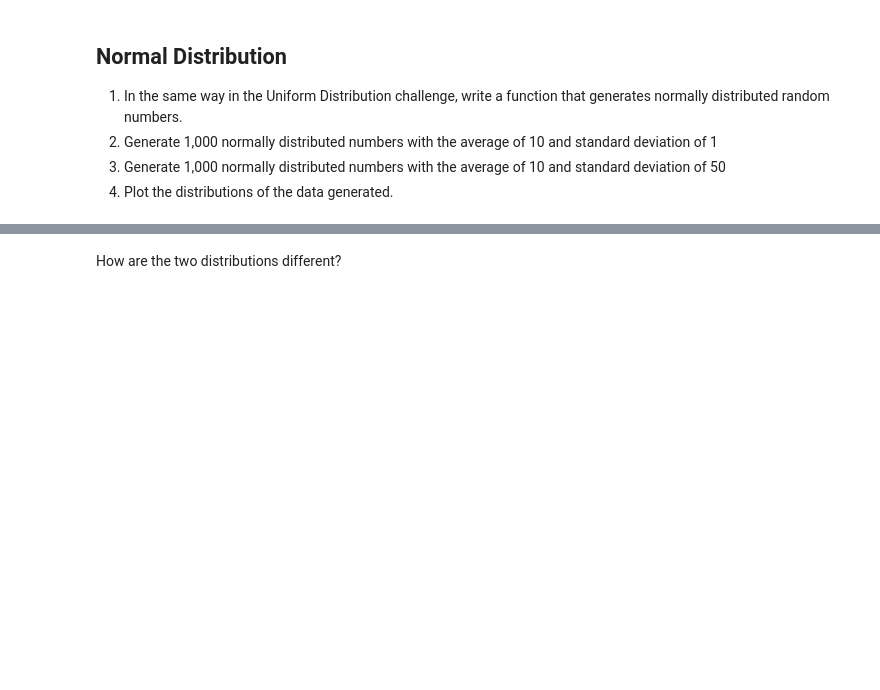
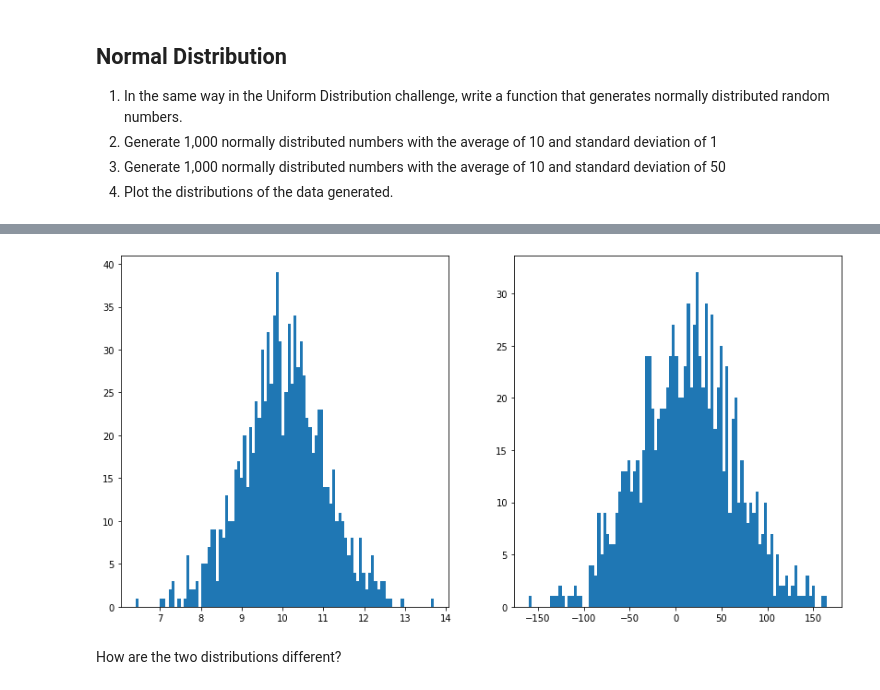
Before and after one commit to ta-datapt-bcn/lab-cont-probability-distribution, a Jupyter notebook: your_code/main.ipynb, the cells around one changed output, grey strips where cells are left out. Saved outputs shown, nothing was run; the diff lists cells and outputs as text; code cells hidden in the pictures; blank space fills up the shorter version.

```diff
--- a/your_code/main.ipynb
+++ b/your_code/main.ipynb
@@ -54,3 +128,10 @@ How are the two distributions different?
 1. Generate 1,000 normally distributed numbers with the average of 10 and standard deviation of 1
 1. Generate 1,000 normally distributed numbers with the average of 10 and standard deviation of 50
 2. Plot the distributions of the data generated.
+# %%
+def norm_gen(mean, std, count):
+    x = np.random.normal(loc=mean, scale=std, size=count)
+    return x
+# %%
+c = norm_gen(10, 1, 1000)
+c
@@ -56,0 +156,3 @@ How are the two distributions different?
+# %%
+d = norm_gen(10, 50, 1000)
+d
@@ -57,3 +177,14 @@ How are the two distributions different?
+# %%
+f, [ax1, ax2] = plt.subplots(1, 2, figsize=(14,7))
+plt.sca(ax1)
+plt.hist(c, bins=100)
+
+plt.sca(ax2)
+plt.hist(d, bins=100)
+
+plt.show()
+# %% [output]
+[figure, added]
 # %% [markdown]
 How are the two distributions different?
 # %%
```
Also changed, not shown: parts of 22 cells of this notebook.
